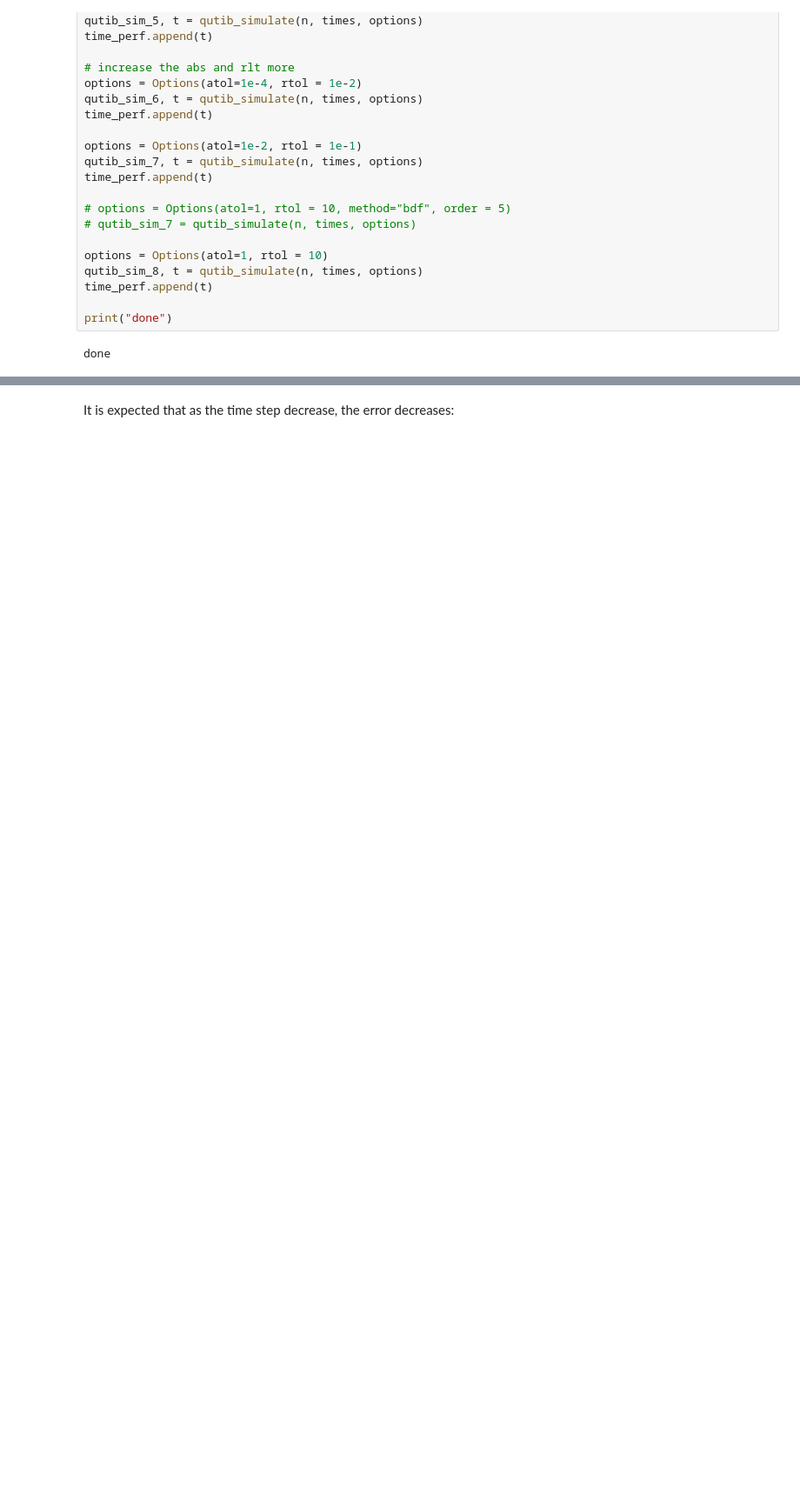
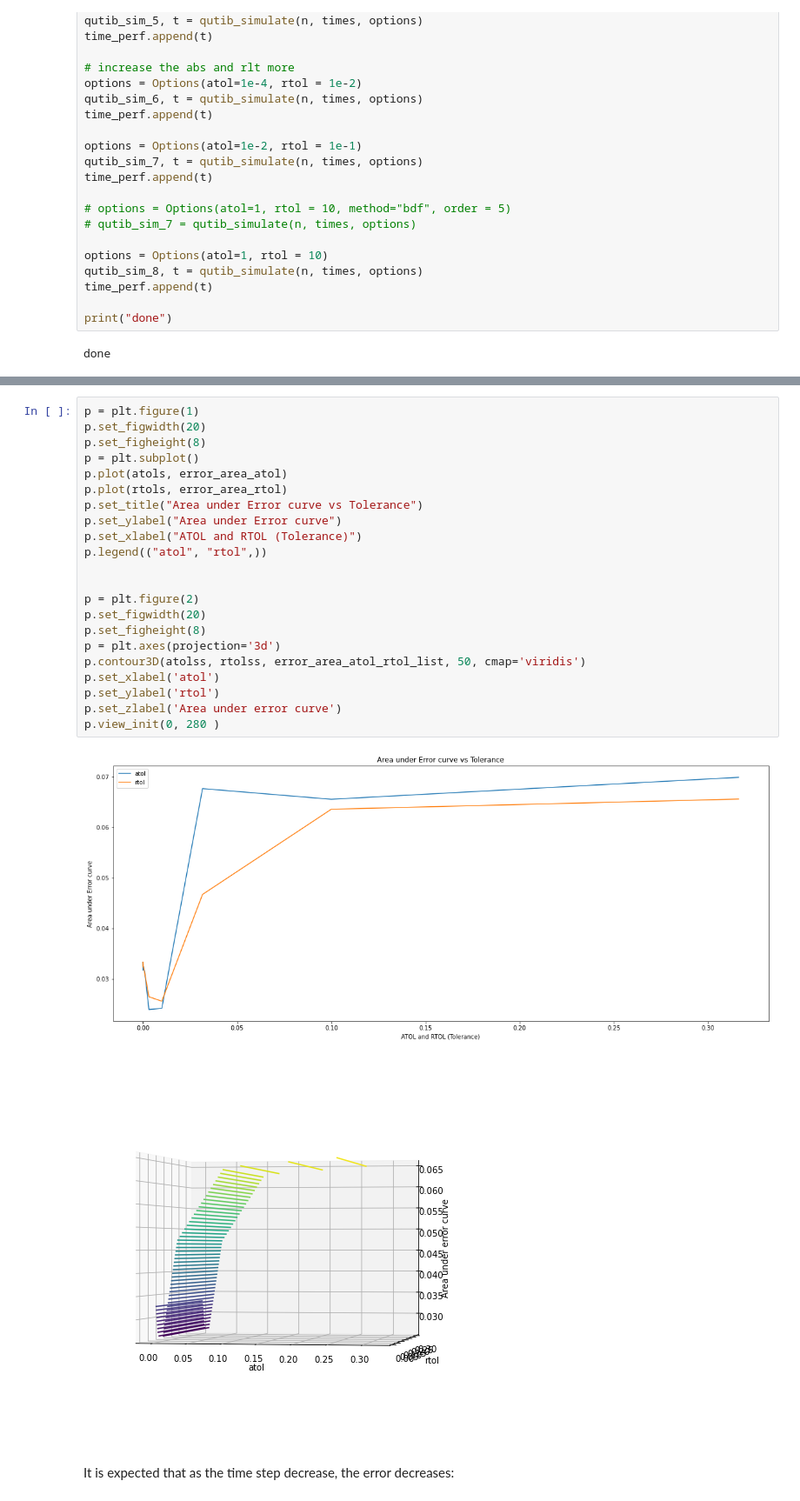
Before and after one commit to majdh98/Summer2021, a Jupyter notebook: N_Qubits_time_independet_Hamiltonian_Simulation.ipynb, the cells around one changed output, grey strips where cells are left out. Shown at 87% size. Drawn from its saved outputs; the diff is of its cells as text; blank space fills up the shorter version.

```diff
--- a/N_Qubits_time_independet_Hamiltonian_Simulation.ipynb
+++ b/N_Qubits_time_independet_Hamiltonian_Simulation.ipynb
@@ -677,3 +596,28 @@ r(X, Y)
+# %%
+p = plt.figure(1)
+p.set_figwidth(20)
+p.set_figheight(8)
+p = plt.subplot()
+p.plot(atols, error_area_atol)
+p.plot(rtols, error_area_rtol)
+p.set_title("Area under Error curve vs Tolerance")
+p.set_ylabel("Area under Error curve")
+p.set_xlabel("ATOL and RTOL (Tolerance)")
+p.legend(("atol", "rtol",))
+
+
+p = plt.figure(2)
+p.set_figwidth(20)
+p.set_figheight(8)
+p = plt.axes(projection='3d')
+p.contour3D(atolss, rtolss, error_area_atol_rtol_list, 50, cmap='viridis')
+p.set_xlabel('atol')
+p.set_ylabel('rtol')
+p.set_zlabel('Area under error curve')
+p.view_init(0, 280 )
+# %% [output]
+[figure, added]
+[figure, added]
 # %% [markdown]
 It is expected that as the time step decrease, the error decreases:
 # %%
```
Also changed, not shown: parts of 26 cells of this notebook, 1 other file.
